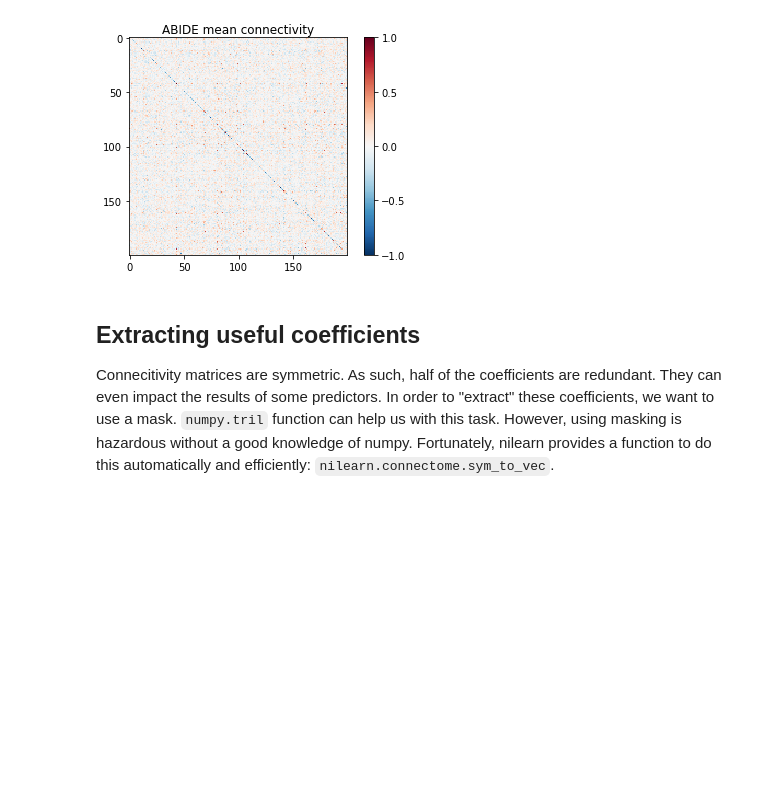
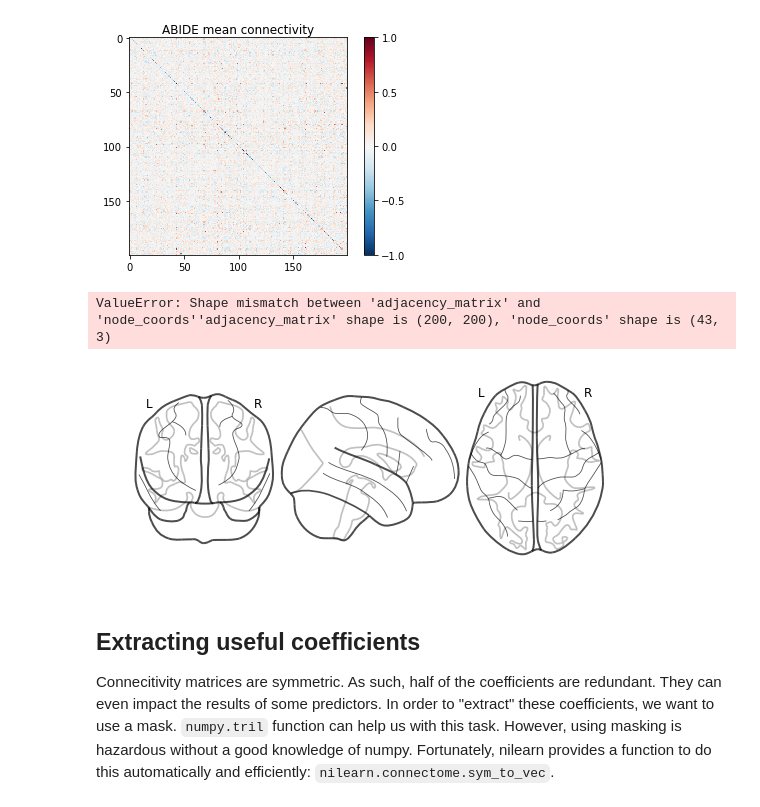
Before and after one commit to mrahim/nilearn_tutorials, a Jupyter notebook: functional_connectivity.ipynb, the cells around one changed output. Drawn from its saved outputs; the diff is of its cells as text; code cells hidden in the pictures; blank space fills up the shorter version.

```diff
--- a/functional_connectivity.ipynb
+++ b/functional_connectivity.ipynb
@@ -15,7 +15,7 @@ from nilearn.datasets.func import fetch_abide_pcp
 
 abide = fetch_abide_pcp(n_subjects=None, quality_checked=True,
                         band_pass_filtering=True, pipeline='cpac',
-                        derivatives='rois_cc200')
+                        derivatives='rois_dosenbach160')
 abide.keys()
 # %% [output]
 dict_keys(['phenotypic', 'description', 'rois_cc200'])
@@ -48,6 +48,24 @@ plt.title('Connectivity matrix of subject 0')
 # %% [output]
 Text(0.5,1,'ABIDE mean connectivity')
 [figure]
+# %%
+from nilearn.datasets.atlas import fetch_atlas_craddock_2012
+from nilearn.image import iter_img
+from nilearn import plotting
+from nilearn.plotting.displays import find_xyz_cut_coords
+
+
+atlas = fetch_atlas_craddock_2012()
+atlas.tcorr_2level
+
+coords = []
+for img in iter_img(atlas.tcorr_2level):
+    coords.append(find_xyz_cut_coords(img))
+
+plotting.plot_connectome(conn_matrices[0], coords)
+# %% [output]
+ValueError: Shape mismatch between 'adjacency_matrix' and 'node_coords''adjacency_matrix' shape is (200, 200), 'node_coords' shape is (43, 3)
+[figure, added]
 # %% [markdown]
 ## Extracting useful coefficients
 
```
Also changed, not shown: 1 other file.
